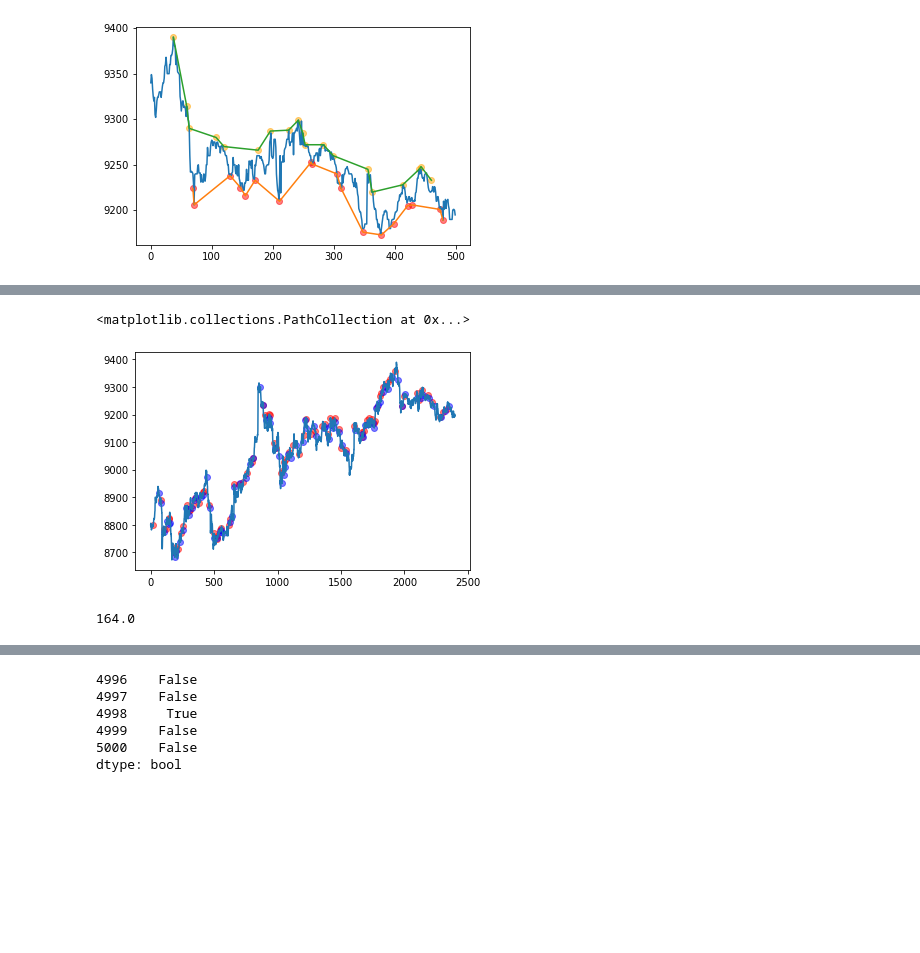
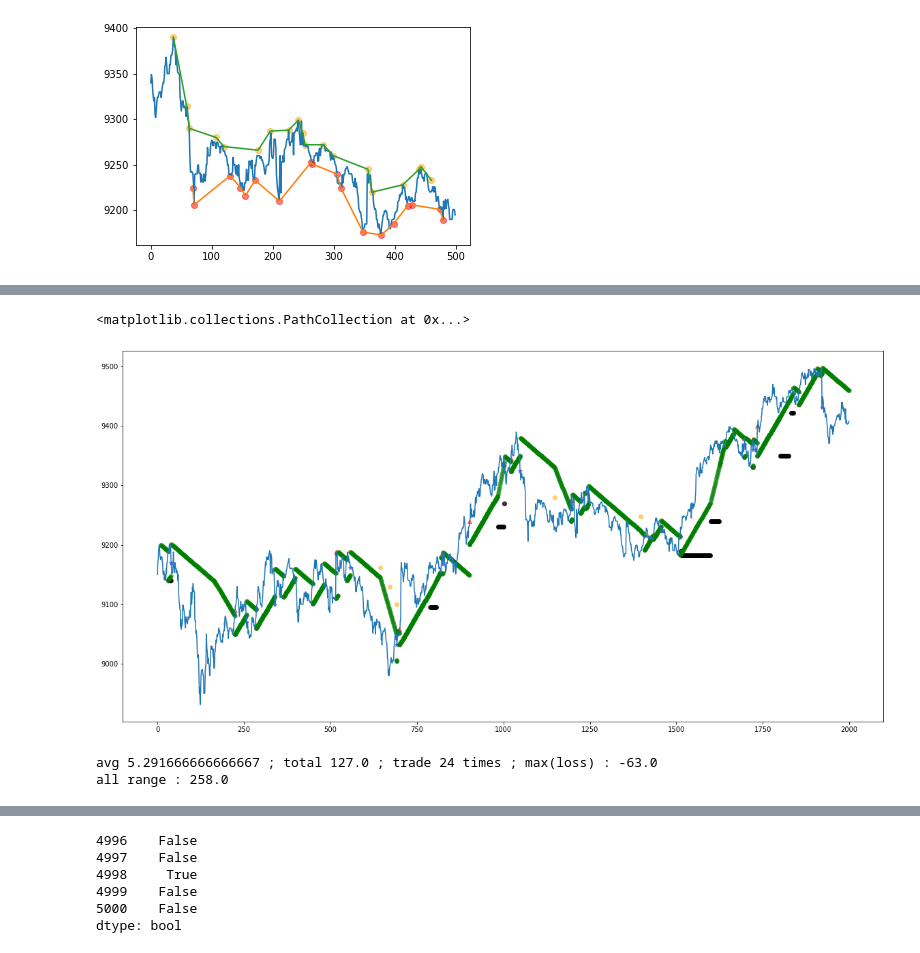
Before and after one commit to dreyhsu/share_distribution, a Jupyter notebook: peak_detect.ipynb, the cells around one changed output, grey strips where cells are left out. Drawn from its saved outputs; the diff is of its cells as text; code cells hidden in the pictures; blank space fills up the shorter version.

```diff
--- a/peak_detect.ipynb
+++ b/peak_detect.ipynb
@@ -14,7 +14,7 @@ import matplotlib as plt
 df = pd.read_csv('TXF\TXF.txt', sep=",")
 df['DateTime'] = df.Date + ' ' + df.Time
 # %%
-prices = df.iloc[:2500,:].copy()
+prices = df.iloc[:100000,:].copy()
 # %%
 def get_max_min(prices, smoothing, window_range):
     smooth_prices = prices['Close'].rolling(window=smoothing).mean().dropna()
@@ -216,23 +283,26 @@ for i, close_now in enumerate(test_prices.Close.values):
 # %%
 test_prices = prices.iloc[n:n+whole, :]
-smoothing = 1
-window = 5
-maxima, minima = get_max_min(test_prices, smoothing, window)
+# smoothing = 1
+# window = 5
+# maxima, minima = get_max_min(test_prices, smoothing, window)
 test_prices.reset_index()['Close'].plot()
+plt.rcParams["figure.figsize"] = (20,10)
 # plt.pyplot.scatter(maxima.index, maxima.values, color='orange', alpha=.5)
 # plt.pyplot.scatter(minima.index, minima.values, color='black', alpha=.5)
-# plt.pyplot.scatter(maxima_index_list, maxima_price_list, color='orange', alpha=.5)
-# plt.pyplot.scatter(minima_index_list, minima_price_list, color='black', alpha=.5)
-plt.pyplot.scatter(buy_x, buy_y, color='red', alpha=.5)
-plt.pyplot.scatter(stop_x, stop_y, color='blue', alpha=.5)
-# plt.pyplot.scatter(target_x, target_y, color='green', alpha=.5)
+plt.pyplot.scatter(maxima_index_list, maxima_price_list, color='orange', alpha=.5)
+plt.pyplot.scatter(minima_index_list, minima_price_list, color='black', alpha=.5)
+plt.pyplot.scatter(buy_x, buy_y, color='red', alpha=.5, marker = '^')
+plt.pyplot.scatter(stop_x, stop_y, color='blue', alpha=.5, marker = '*')
+plt.pyplot.scatter(target_x, target_y, color='green', alpha=.5, linewidths = 0.5)
 # %% [output]
 <matplotlib.collections.PathCollection at 0x...>
-[figure, old version]
+[figure, new version]
-# %%
-sum(earn)
-# %% [output]
-164.0
+# %%
+print(f'avg {sum(earn)/len(earn)} ; total {sum(earn)} ; trade {len(earn)} times ; max(loss) : {min(earn)}')
+print(f'all range : {price_list[-1] - price_list[0]}')
+# %% [output]
+avg 5.291666666666667 ; total 127.0 ; trade 24 times ; max(loss) : -63.0
+all range : 258.0
 # %%
 plt.pyplot.plot(earn)
 # %% [output]
```
Also changed, not shown: parts of 5 cells of this notebook, 1 other file.
